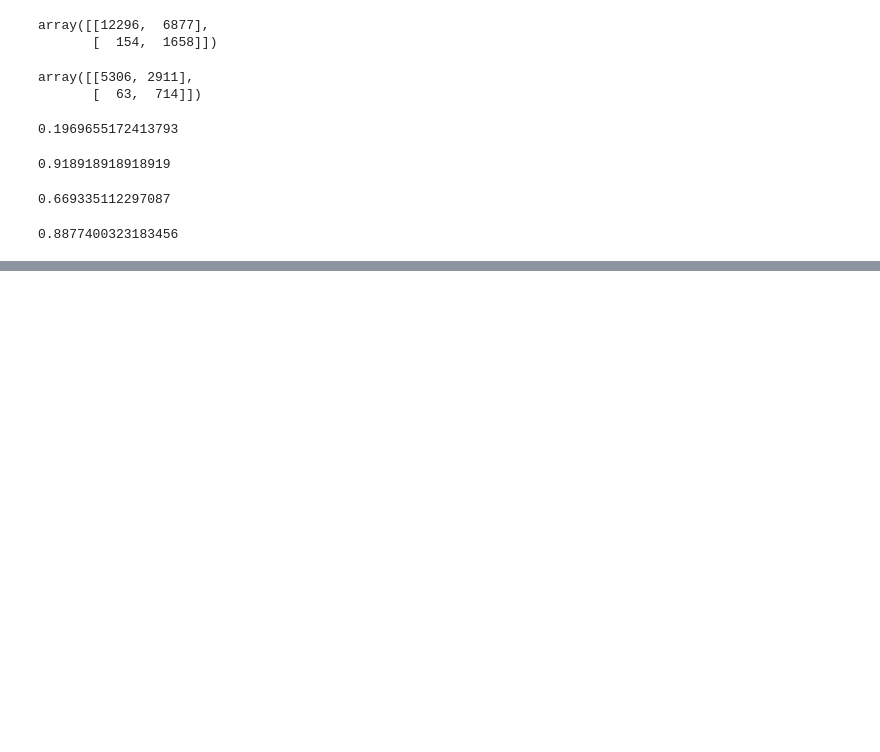
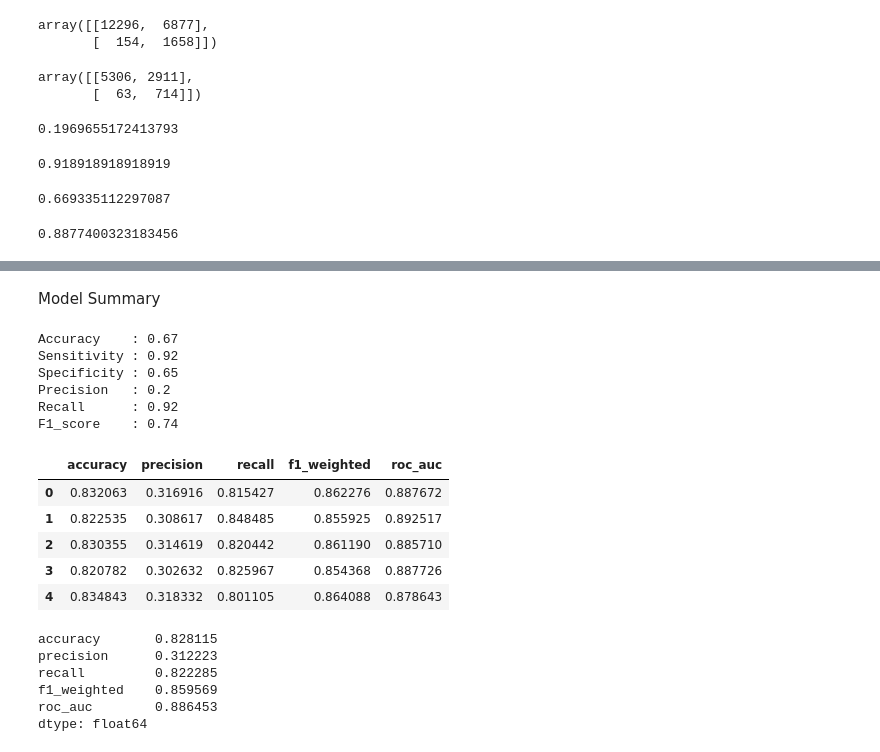
Before and after one commit to bhardwaj-sunil/Churn_case_study, a Jupyter notebook: telecom_churn_case_study.ipynb, the cells around one changed output, grey strips where cells are left out. Drawn from its saved outputs; the diff is of its cells as text; code cells hidden in the pictures; blank space fills up the shorter version.

Commit message:
Improve Model Building
Added different pca model
Added genereric function get_model_metrics and cross validation metrics

```diff
--- a/telecom_churn_case_study.ipynb
+++ b/telecom_churn_case_study.ipynb
@@ -941,3 +970,42 @@ Text(0.5, 1.0, 'Churn stats based on total recharge in August')
+# %%
+logregcv = LogisticRegressionCV(class_weight='balanced',cv=20)
+# %%
+def get_model_metrics(actual,predicted):
+    confusion = metrics.confusion_matrix(actual,predicted )
+    TP = confusion[1,1] # true positive
+    TN = confusion[0,0] # true negatives
+    FP = confusion[0,1] # false positives
+    FN = confusion[1,0] # false negatives
+    accuracy=metrics.accuracy_score(actual,predicted)
+    sensitivity = TP / float(TP+FN)
+    specificity = TN / float(TN+FP)
+    precision=TP/float(FP+TP)
+    recall=TP/float(FN+TP)
+
+    precision=metrics.precision_score(actual,predicted)
+    recall=metrics.recall_score(actual,predicted)
+    f1=metrics.f1_score(actual,predicted, average='weighted')
+    print("Accuracy    : "+str(round(accuracy,2)))
+    print("Sensitivity : "+str(round(sensitivity,2)))
+    print("Specificity : "+str(round(specificity,2)))
+    print("Precision   : "+str(round(precision,2)))
+    print("Recall      : "+str(round(recall,2)))
+    print("F1_score    : "+str(round(f1,2)))
+
+def get_cross_validated_model_metrics(X,y,cv=5):
+    accuracy=cross_val_score(logregcv, X, y, cv=cv,n_jobs=-1,scoring='accuracy')
+    precision=cross_val_score(logregcv, X, y, cv=cv,n_jobs=-1,scoring='precision')
+    recall=cross_val_score(logregcv, X, y, cv=cv,n_jobs=-1,scoring='recall')
+    f1_weighted=cross_val_score(logregcv, X, y, cv=cv,n_jobs=-1,scoring='f1_weighted')
+    roc_auc=cross_val_score(logregcv, X, y, cv=cv,n_jobs=-1,scoring='roc_auc')
+    df=pd.DataFrame(
+    {'accuracy': accuracy,
+     'precision': precision,
+     'recall': recall,
+     'f1_weighted': f1_weighted,
+     'roc_auc': roc_auc,
+    })
+    return df
 # %% [markdown]
 ###  Model Building
 # %%
@@ -1774,0 +1909,31 @@ MODEL 3 Summary:
+# %% [markdown]
+Model Summary
+# %%
+get_model_metrics(y_test,y_pred_bool)
+# %% [output]
+Accuracy    : 0.67
+Sensitivity : 0.92
+Specificity : 0.65
+Precision   : 0.2
+Recall      : 0.92
+F1_score    : 0.74
+# %%
+cross_validated_train_metrics=get_cross_validated_model_metrics(X_train_pca,y_train,cv=5)
+# %%
+cross_validated_train_metrics
+# %% [output]
+|  | accuracy | precision | recall | f1_weighted | roc_auc |
+| 0 | 0.832063 | 0.316916 | 0.815427 | 0.862276 | 0.887672 |
+| 1 | 0.822535 | 0.308617 | 0.848485 | 0.855925 | 0.892517 |
+| 2 | 0.830355 | 0.314619 | 0.820442 | 0.861190 | 0.885710 |
+| 3 | 0.820782 | 0.302632 | 0.825967 | 0.854368 | 0.887726 |
+| 4 | 0.834843 | 0.318332 | 0.801105 | 0.864088 | 0.878643 |
+# %%
+cross_validated_train_metrics.mean()
+# %% [output]
+accuracy       0.828115
+precision      0.312223
+recall         0.822285
+f1_weighted    0.859569
+roc_auc        0.886453
+dtype: float64
```
Also changed, not shown: parts of 172 cells of this notebook.
